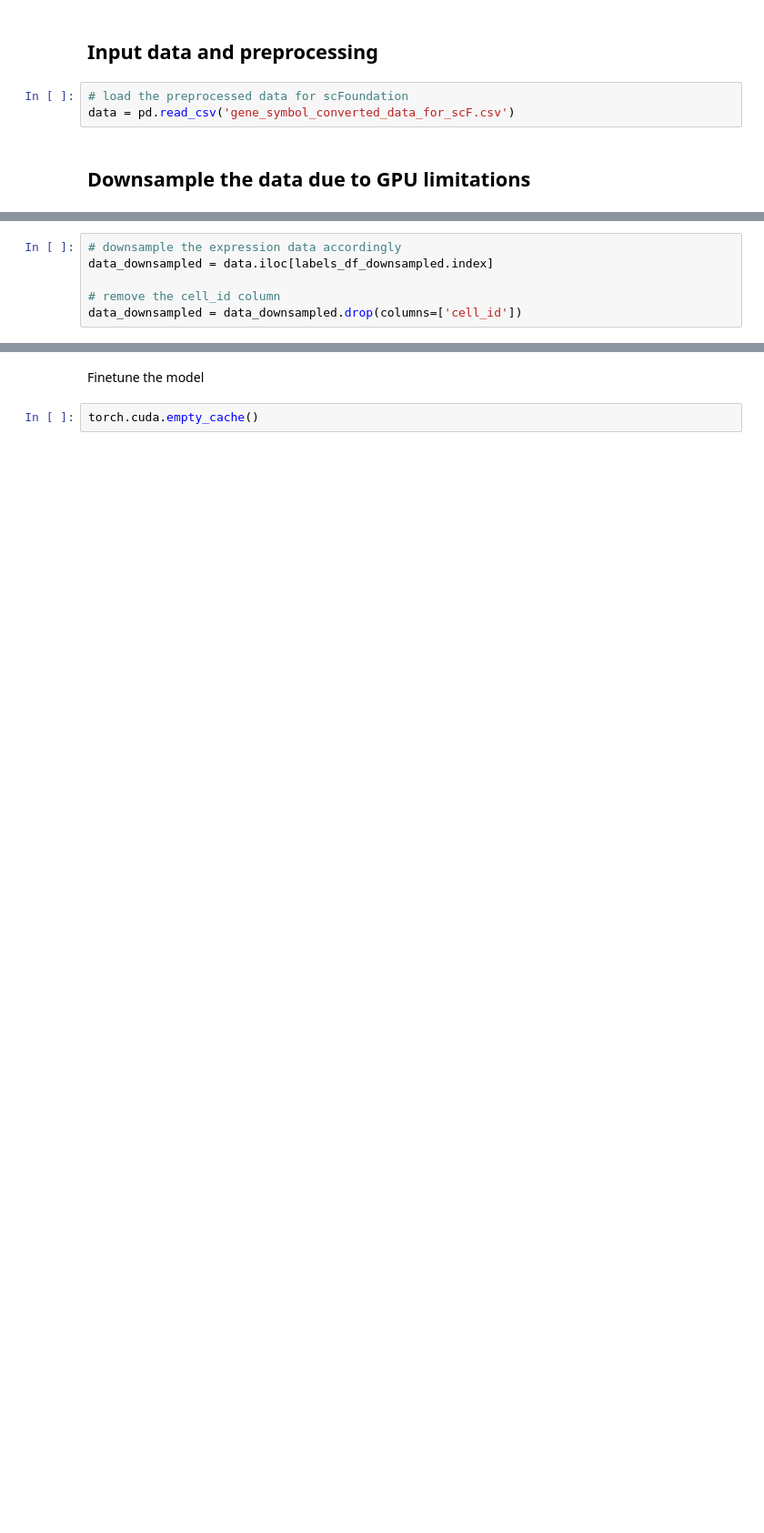
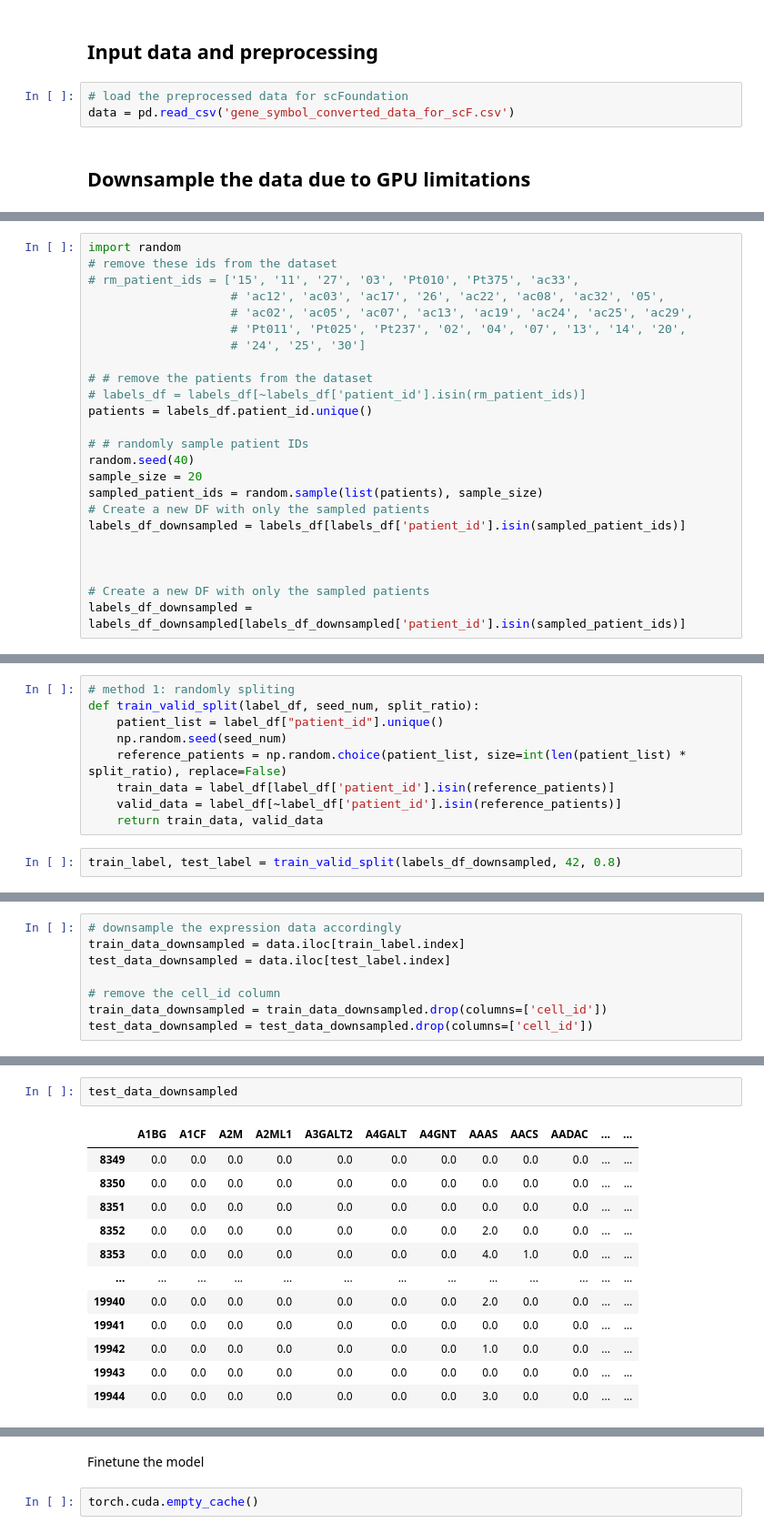
Before and after one commit to KristinTsui/scFoundation, a Jupyter notebook: model/Finetune_patient_outcome_classification.ipynb, the cells around one changed output, grey strips where cells are left out. Shown at 91% size. Saved outputs shown, nothing was run; the diff lists cells and outputs as text; blank space fills up the shorter version.

```diff
--- a/model/Finetune_patient_outcome_classification.ipynb
+++ b/model/Finetune_patient_outcome_classification.ipynb
@@ -50,0 +50,24 @@ labels_df_downsampled = labels_df[labels_df['patient_id'].isin(sampled_patient_i
+# %%
+import random
+# remove these ids from the dataset
+# rm_patient_ids = ['15', '11', '27', '03', 'Pt010', 'Pt375', 'ac33',
+                    # 'ac12', 'ac03', 'ac17', '26', 'ac22', 'ac08', 'ac32', '05',
+                    # 'ac02', 'ac05', 'ac07', 'ac13', 'ac19', 'ac24', 'ac25', 'ac29',
+                    # 'Pt011', 'Pt025', 'Pt237', '02', '04', '07', '13', '14', '20',
+                    # '24', '25', '30']
+
+# # remove the patients from the dataset
+# labels_df = labels_df[~labels_df['patient_id'].isin(rm_patient_ids)]
+patients = labels_df.patient_id.unique()
+
+# # randomly sample patient IDs
+random.seed(40)
+sample_size = 20
+sampled_patient_ids = random.sample(list(patients), sample_size)
+# Create a new DF with only the sampled patients
+labels_df_downsampled = labels_df[labels_df['patient_id'].isin(sampled_patient_ids)]
+
+
+
+# Create a new DF with only the sampled patients
+labels_df_downsampled = labels_df_downsampled[labels_df_downsampled['patient_id'].isin(sampled_patient_ids)]
@@ -57,0 +96,11 @@ Name: count, dtype: int64
+# %%
+# method 1: randomly spliting
+def train_valid_split(label_df, seed_num, split_ratio):
+    patient_list = label_df["patient_id"].unique()
+    np.random.seed(seed_num)
+    reference_patients = np.random.choice(patient_list, size=int(len(patient_list) * split_ratio), replace=False)
+    train_data = label_df[label_df['patient_id'].isin(reference_patients)]
+    valid_data = label_df[~label_df['patient_id'].isin(reference_patients)]
+    return train_data, valid_data
+# %%
+train_label, test_label = train_valid_split(labels_df_downsampled, 42, 0.8)
@@ -58,8 +129,10 @@ Name: count, dtype: int64
 # %%
 # downsample the expression data accordingly
-data_downsampled = data.iloc[labels_df_downsampled.index]
+train_data_downsampled = data.iloc[train_label.index]
+test_data_downsampled = data.iloc[test_label.index]
 
 # remove the cell_id column
-data_downsampled = data_downsampled.drop(columns=['cell_id'])
+train_data_downsampled = train_data_downsampled.drop(columns=['cell_id'])
+test_data_downsampled = test_data_downsampled.drop(columns=['cell_id'])
 # %%
 # make sure the data and labels are aligned
@@ -84,0 +146,15 @@ data_downsampled
+# %%
+test_data_downsampled
+# %% [output]
+|  | A1BG | A1CF | A2M | A2ML1 | A3GALT2 | A4GALT | A4GNT | AAAS | AACS | AADAC | ... | ... |
+| 8349 | 0.0 | 0.0 | 0.0 | 0.0 | 0.0 | 0.0 | 0.0 | 0.0 | 0.0 | 0.0 | ... | ... |
+| 8350 | 0.0 | 0.0 | 0.0 | 0.0 | 0.0 | 0.0 | 0.0 | 0.0 | 0.0 | 0.0 | ... | ... |
+| 8351 | 0.0 | 0.0 | 0.0 | 0.0 | 0.0 | 0.0 | 0.0 | 0.0 | 0.0 | 0.0 | ... | ... |
+| 8352 | 0.0 | 0.0 | 0.0 | 0.0 | 0.0 | 0.0 | 0.0 | 2.0 | 0.0 | 0.0 | ... | ... |
+| 8353 | 0.0 | 0.0 | 0.0 | 0.0 | 0.0 | 0.0 | 0.0 | 4.0 | 1.0 | 0.0 | ... | ... |
+| ... | ... | ... | ... | ... | ... | ... | ... | ... | ... | ... | ... | ... |
+| 19940 | 0.0 | 0.0 | 0.0 | 0.0 | 0.0 | 0.0 | 0.0 | 2.0 | 0.0 | 0.0 | ... | ... |
+| 19941 | 0.0 | 0.0 | 0.0 | 0.0 | 0.0 | 0.0 | 0.0 | 0.0 | 0.0 | 0.0 | ... | ... |
+| 19942 | 0.0 | 0.0 | 0.0 | 0.0 | 0.0 | 0.0 | 0.0 | 1.0 | 0.0 | 0.0 | ... | ... |
+| 19943 | 0.0 | 0.0 | 0.0 | 0.0 | 0.0 | 0.0 | 0.0 | 0.0 | 0.0 | 0.0 | ... | ... |
+| 19944 | 0.0 | 0.0 | 0.0 | 0.0 | 0.0 | 0.0 | 0.0 | 3.0 | 0.0 | 0.0 | ... | ... |
```
Also changed, not shown: parts of 24 cells of this notebook, 1 other file.
